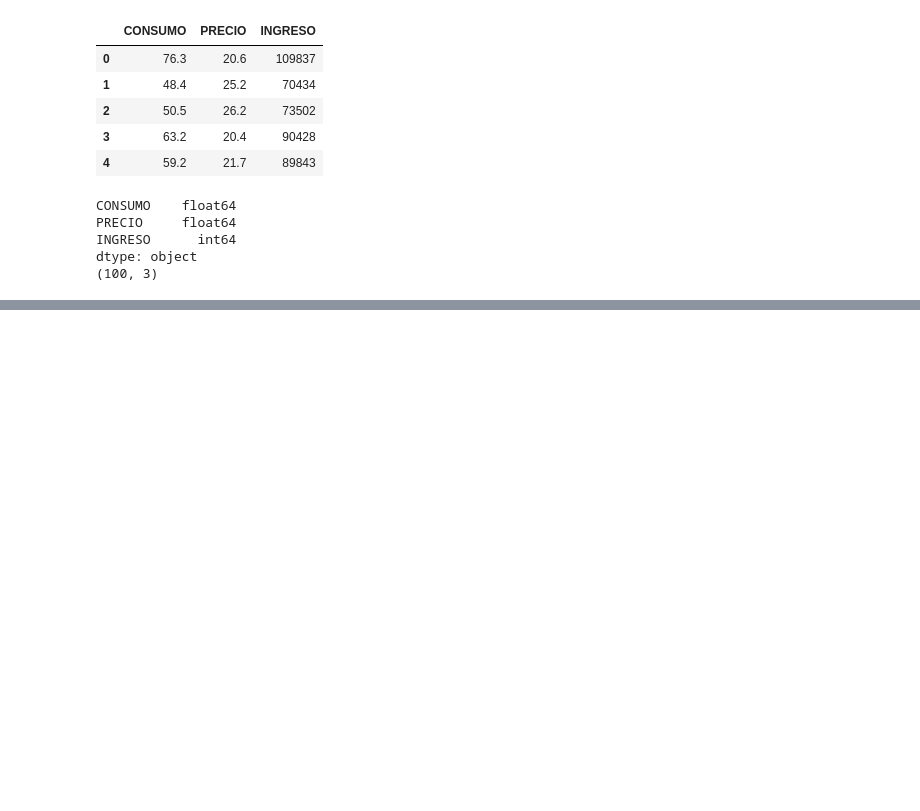
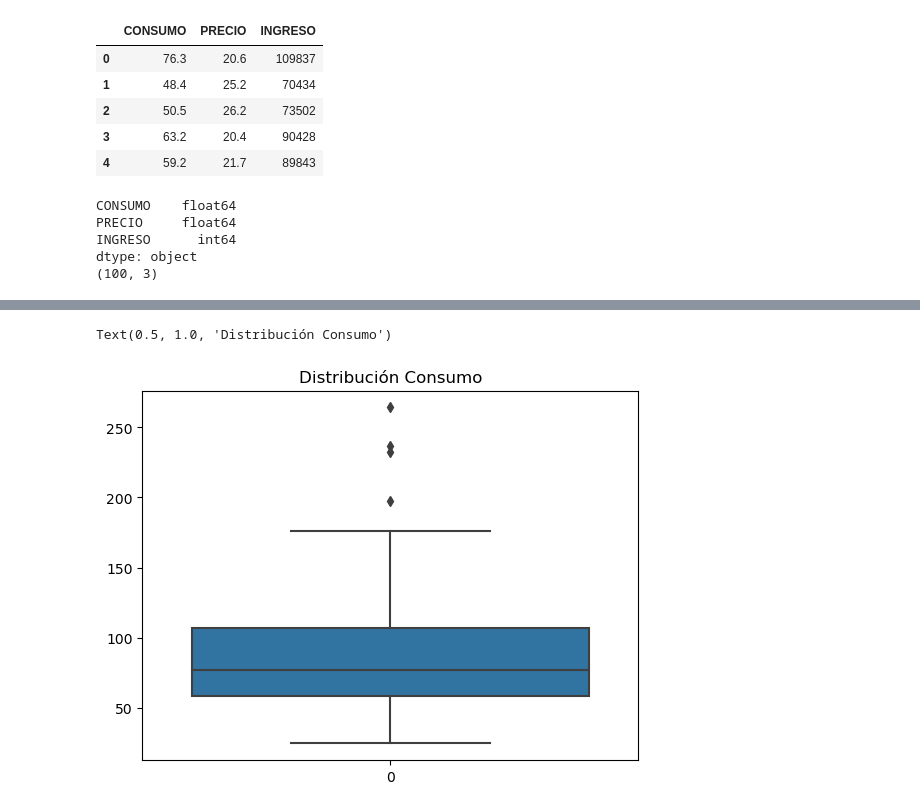
Before and after one commit to kikin3112/projets, a Jupyter notebook: analisis_bivariado_regresion.ipynb, the cells around one changed output, grey strips where cells are left out. Drawn from its saved outputs; the diff is of its cells as text; code cells hidden in the pictures; blank space fills up the shorter version.

```diff
--- a/analisis_bivariado_regresion.ipynb
+++ b/analisis_bivariado_regresion.ipynb
@@ -57,0 +67,5 @@ sns.boxplot(x = cantidad, y = edad)
+# %%
+sns.boxplot(consumo).set_title('Distribución Consumo')
+# %% [output]
+Text(0.5, 1.0, 'Distribución Consumo')
+[figure, added]
```
Also changed, not shown: parts of 12 cells of this notebook.
